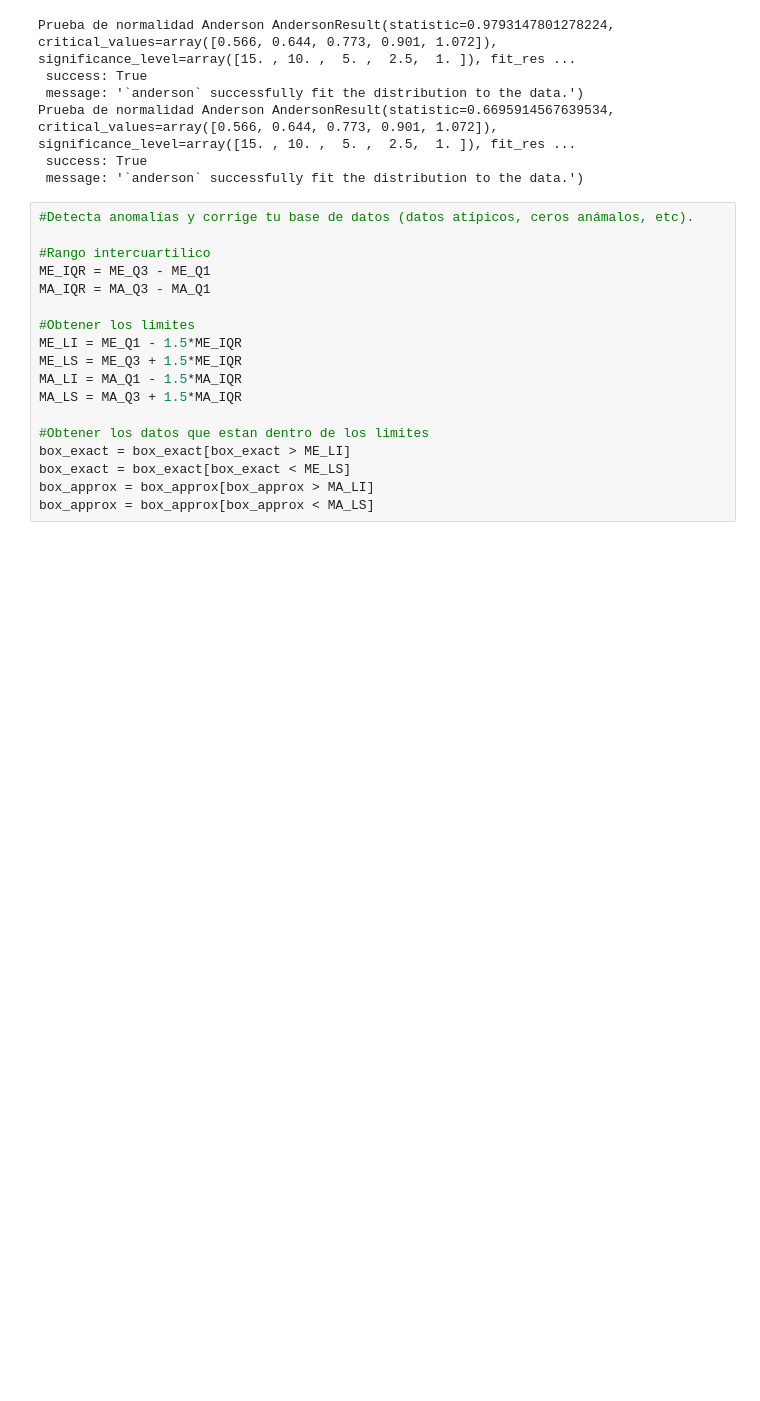
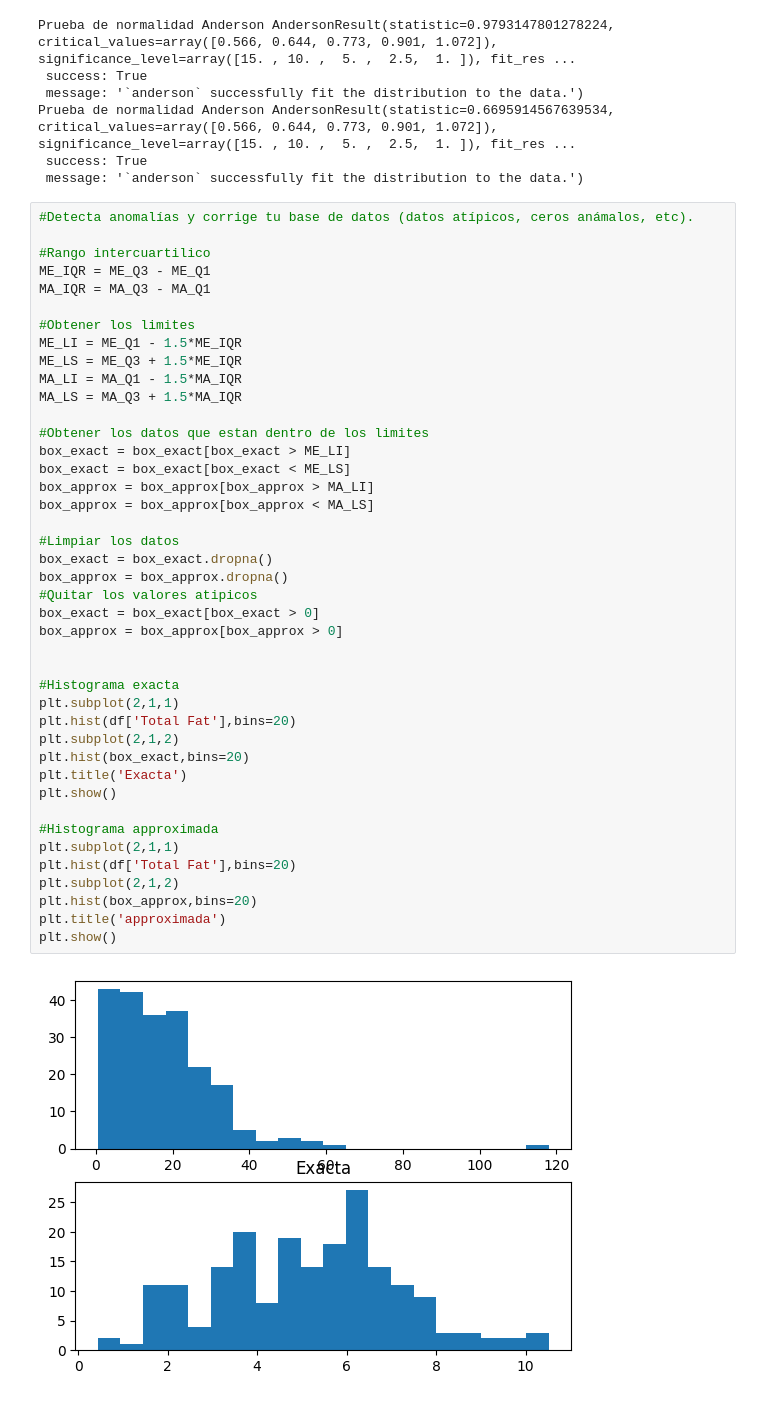
Before and after one commit to Memo9494/Implementacion_IA_a01284015, a Jupyter notebook: Entregables/Regresion_logistica/transformaciones_b.ipynb, the cells around one changed output. Saved outputs shown, nothing was run; the diff lists cells and outputs as text; blank space fills up the shorter version.

```diff
--- a/Entregables/Regresion_logistica/transformaciones_b.ipynb
+++ b/Entregables/Regresion_logistica/transformaciones_b.ipynb
@@ -181,18 +184,44 @@ Prueba de normalidad Anderson AndersonResult(statistic=0.6695914567639534, criti
 # %%
 #Detecta anomalías y corrige tu base de datos (datos atípicos, ceros anámalos, etc).
 
 #Rango intercuartilico
 ME_IQR = ME_Q3 - ME_Q1
 MA_IQR = MA_Q3 - MA_Q1
 
 #Obtener los limites
 ME_LI = ME_Q1 - 1.5*ME_IQR
 ME_LS = ME_Q3 + 1.5*ME_IQR
 MA_LI = MA_Q1 - 1.5*MA_IQR
 MA_LS = MA_Q3 + 1.5*MA_IQR
 
 #Obtener los datos que estan dentro de los limites
 box_exact = box_exact[box_exact > ME_LI]
 box_exact = box_exact[box_exact < ME_LS]
 box_approx = box_approx[box_approx > MA_LI]
 box_approx = box_approx[box_approx < MA_LS]
+
+#Limpiar los datos
+box_exact = box_exact.dropna()
+box_approx = box_approx.dropna()
+#Quitar los valores atipicos
+box_exact = box_exact[box_exact > 0]
+box_approx = box_approx[box_approx > 0]
+
+
+#Histograma exacta
+plt.subplot(2,1,1)
+plt.hist(df['Total Fat'],bins=20)
+plt.subplot(2,1,2)
+plt.hist(box_exact,bins=20)
+plt.title('Exacta')
+plt.show()
+
+#Histograma approximada
+plt.subplot(2,1,1)
+plt.hist(df['Total Fat'],bins=20)
+plt.subplot(2,1,2)
+plt.hist(box_approx,bins=20)
+plt.title('approximada')
+plt.show()
+# %% [output]
+[figure, added]
```
Also changed, not shown: parts of 14 cells of this notebook, 10 other files.
